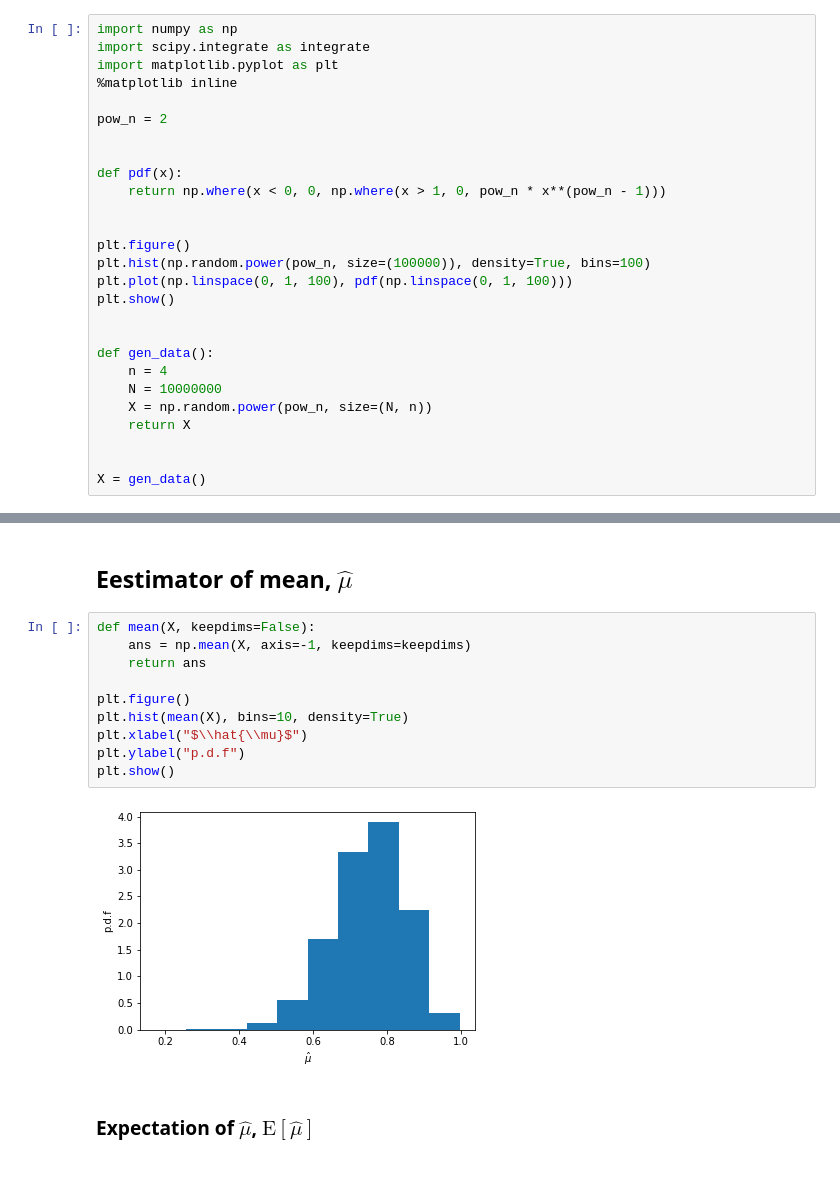
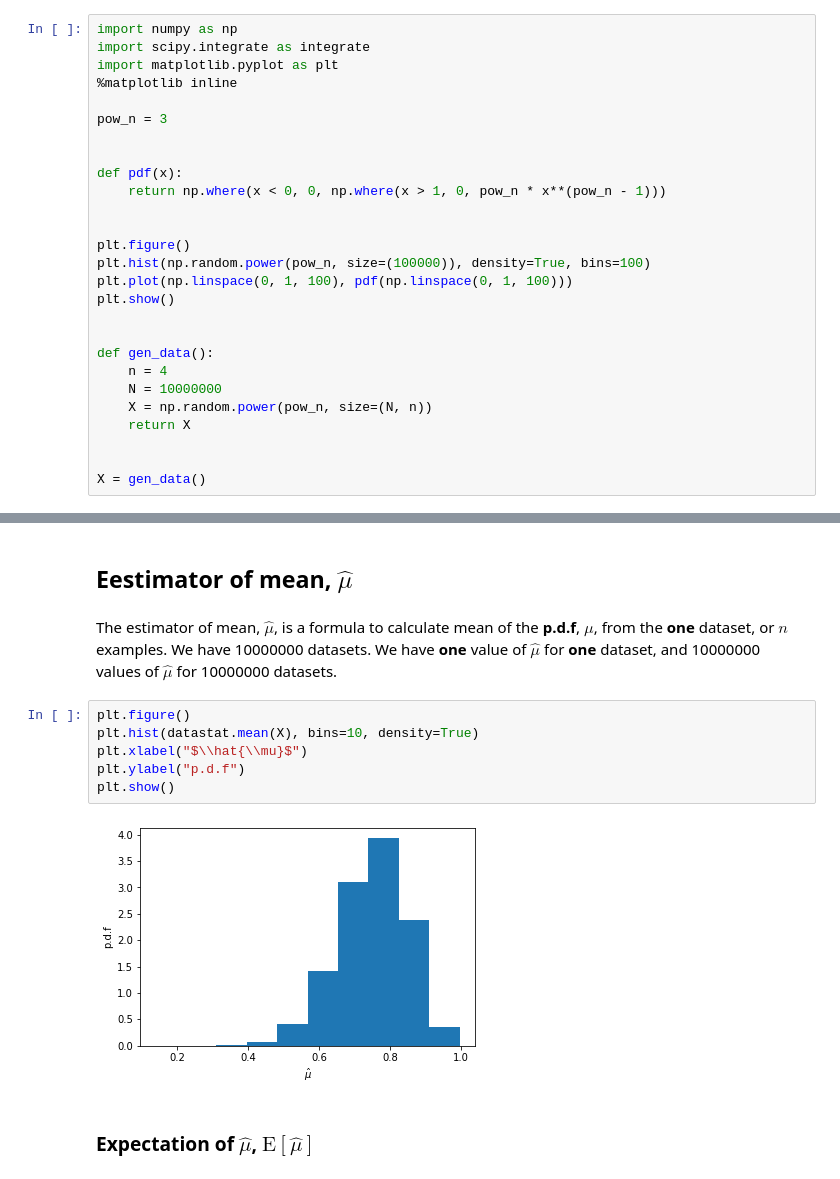
Before and after one commit to lhprojects/blog, a Jupyter notebook: JupyterNotebooks/MomentEstimator.ipynb, the cells around one changed output, grey strips where cells are left out. Saved outputs shown, nothing was run; the diff lists cells and outputs as text.

Commit message:
add momentEstimator

```diff
--- a/JupyterNotebooks/MomentEstimator.ipynb
+++ b/JupyterNotebooks/MomentEstimator.ipynb
@@ -48,7 +51,7 @@ import scipy.integrate as integrate
 import matplotlib.pyplot as plt
 %matplotlib inline
 
-pow_n = 2
+pow_n = 3
 
 
 def pdf(x):
@@ -95,16 +196,14 @@ mu_4 0.004352678571428575
 # %% [markdown]
 ## Eestimator of mean, $\hat{\mu}$
+# %% [markdown]
+The estimator of mean, $\hat{\mu}$, is a formula to calculate mean of the **p.d.f**, $\mu$, from the **one** dataset, or $n$ examples. We have 10000000 datasets. We have **one** value of $\hat{\mu}$ for **one** dataset, and 10000000 values of $\hat{\mu}$ for 10000000 datasets.
 # %%
-def mean(X, keepdims=False):
-    ans = np.mean(X, axis=-1, keepdims=keepdims)
-    return ans
-
 plt.figure()
-plt.hist(mean(X), bins=10, density=True)
+plt.hist(datastat.mean(X), bins=10, density=True)
 plt.xlabel("$\\hat{\\mu}$")
 plt.ylabel("p.d.f")
 plt.show()
 # %% [output]
-[figure, old version]
+[figure, new version]
 # %% [markdown]
 ### Expectation of $\hat{\mu}$, $\mathrm{E}[\hat{\mu}]$
```
Also changed, not shown: parts of 27 cells of this notebook.
